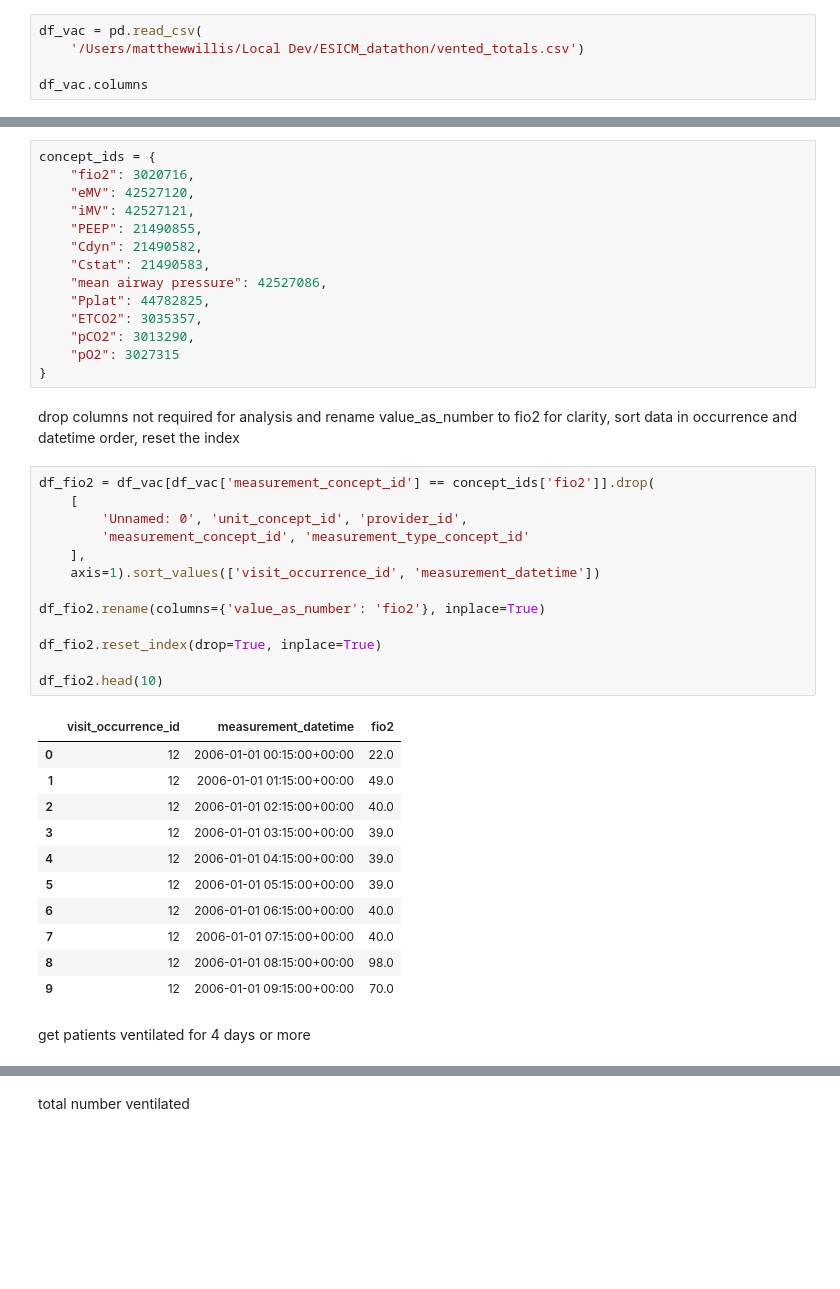
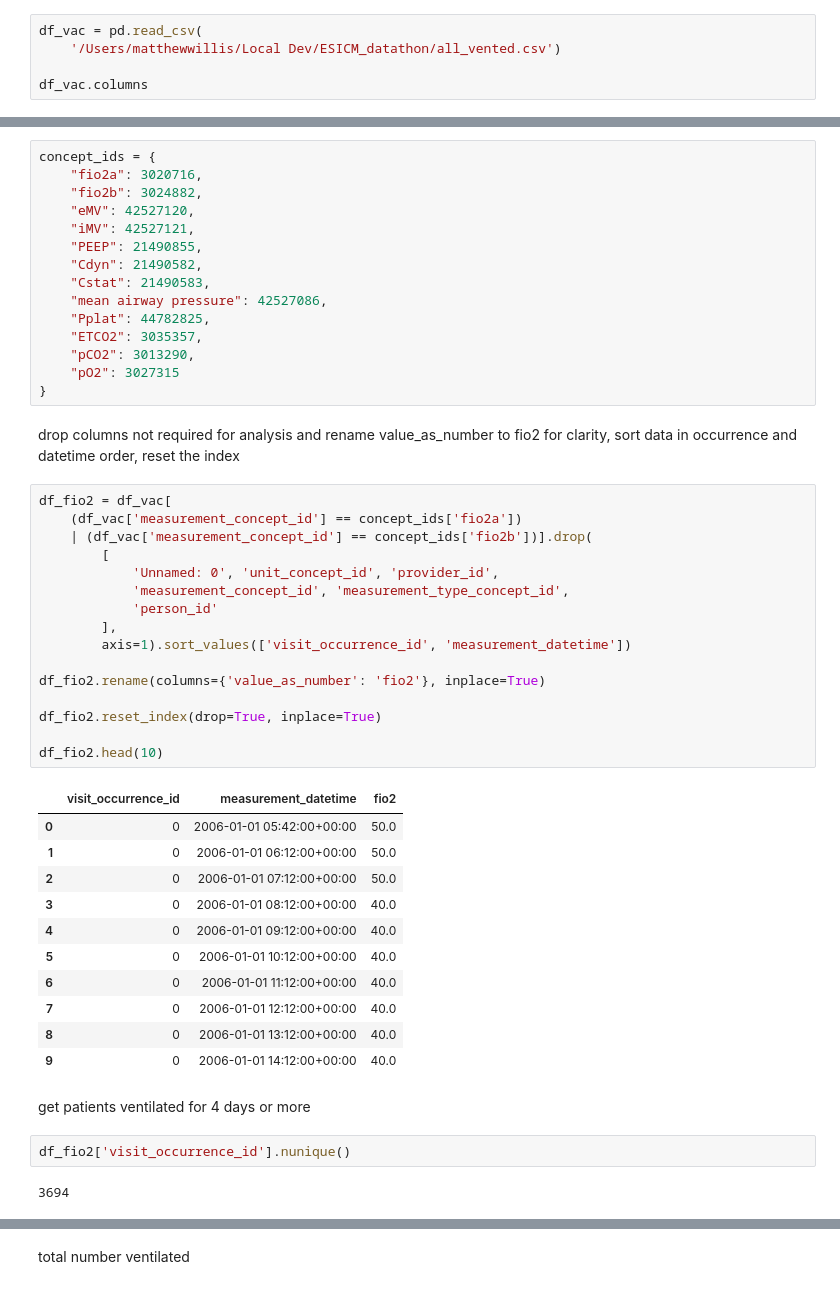
Before and after one commit to snowgecko/datathon_team_04, a Jupyter notebook: fio2.ipynb, the cells around one changed output, grey strips where cells are left out. Saved outputs shown, nothing was run; the diff lists cells and outputs as text; blank space fills up the shorter version.

```diff
--- a/fio2.ipynb
+++ b/fio2.ipynb
@@ -9,7 +9,7 @@ from matplotlib.ticker import FixedLocator, FuncFormatter
 read in CSV which contains visit_occurrences for all those who received mechanical ventilation
 # %%
 df_vac = pd.read_csv(
-    '/Users/matthewwillis/Local Dev/ESICM_datathon/vented_totals.csv')
+    '/Users/matthewwillis/Local Dev/ESICM_datathon/all_vented.csv')
 
 df_vac.columns
 # %% [output]
@@ -21,7 +22,8 @@ Index(['Unnamed: 0', 'visit_occurrence_id', 'measurement_concept_id',
 dictionary of concept_ids for data extraction purposes
 # %%
 concept_ids = {
-    "fio2": 3020716,
+    "fio2a": 3020716,
+    "fio2b": 3024882,
     "eMV": 42527120,
     "iMV": 42527121,
     "PEEP": 21490855,
@@ -36,32 +38,39 @@ concept_ids = {
 # %% [markdown]
 drop columns not required for analysis and rename value_as_number to fio2 for clarity, sort data in occurrence and datetime order, reset the index
 # %%
-df_fio2 = df_vac[df_vac['measurement_concept_id'] == concept_ids['fio2']].drop(
-    [
-        'Unnamed: 0', 'unit_concept_id', 'provider_id',
-        'measurement_concept_id', 'measurement_type_concept_id'
-    ],
-    axis=1).sort_values(['visit_occurrence_id', 'measurement_datetime'])
+df_fio2 = df_vac[
+    (df_vac['measurement_concept_id'] == concept_ids['fio2a'])
+    | (df_vac['measurement_concept_id'] == concept_ids['fio2b'])].drop(
+        [
+            'Unnamed: 0', 'unit_concept_id', 'provider_id',
+            'measurement_concept_id', 'measurement_type_concept_id',
+            'person_id'
+        ],
+        axis=1).sort_values(['visit_occurrence_id', 'measurement_datetime'])
 
 df_fio2.rename(columns={'value_as_number': 'fio2'}, inplace=True)
 
 df_fio2.reset_index(drop=True, inplace=True)
 
 df_fio2.head(10)
 # %% [output]
 |  | visit_occurrence_id | measurement_datetime | fio2 |
-| 0 | 12 | 2006-01-01 00:15:00+00:00 | 22.0 |
-| 1 | 12 | 2006-01-01 01:15:00+00:00 | 49.0 |
-| 2 | 12 | 2006-01-01 02:15:00+00:00 | 40.0 |
-| 3 | 12 | 2006-01-01 03:15:00+00:00 | 39.0 |
-| 4 | 12 | 2006-01-01 04:15:00+00:00 | 39.0 |
-| 5 | 12 | 2006-01-01 05:15:00+00:00 | 39.0 |
-| 6 | 12 | 2006-01-01 06:15:00+00:00 | 40.0 |
-| 7 | 12 | 2006-01-01 07:15:00+00:00 | 40.0 |
-| 8 | 12 | 2006-01-01 08:15:00+00:00 | 98.0 |
-| 9 | 12 | 2006-01-01 09:15:00+00:00 | 70.0 |
+| 0 | 0 | 2006-01-01 05:42:00+00:00 | 50.0 |
+| 1 | 0 | 2006-01-01 06:12:00+00:00 | 50.0 |
+| 2 | 0 | 2006-01-01 07:12:00+00:00 | 50.0 |
+| 3 | 0 | 2006-01-01 08:12:00+00:00 | 40.0 |
+| 4 | 0 | 2006-01-01 09:12:00+00:00 | 40.0 |
+| 5 | 0 | 2006-01-01 10:12:00+00:00 | 40.0 |
+| 6 | 0 | 2006-01-01 11:12:00+00:00 | 40.0 |
+| 7 | 0 | 2006-01-01 12:12:00+00:00 | 40.0 |
+| 8 | 0 | 2006-01-01 13:12:00+00:00 | 40.0 |
+| 9 | 0 | 2006-01-01 14:12:00+00:00 | 40.0 |
 # %% [markdown]
 get patients ventilated for 4 days or more
+# %%
+df_fio2['visit_occurrence_id'].nunique()
+# %% [output]
+3694
 # %%
 df_fio2['measurement_datetime'] = pd.to_datetime(
     df_fio2['measurement_datetime'])
```
Also changed, not shown: parts of 7 cells of this notebook.
